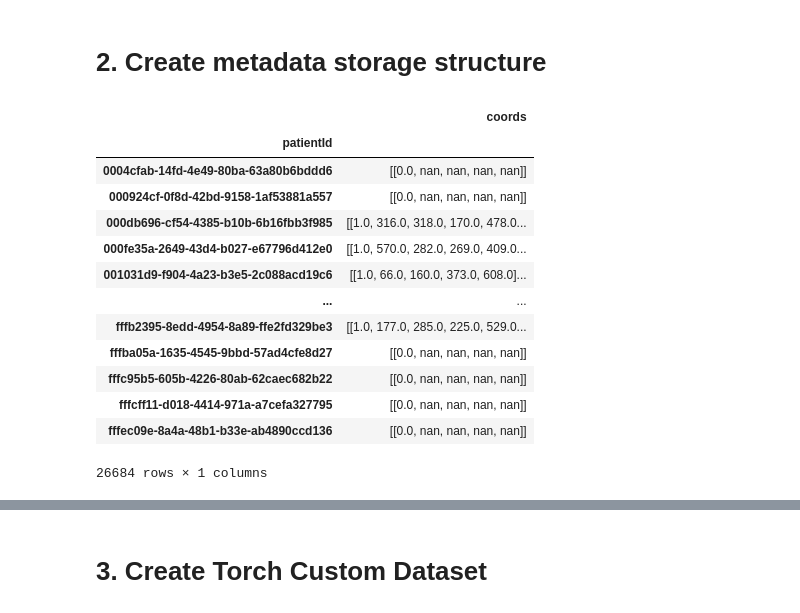
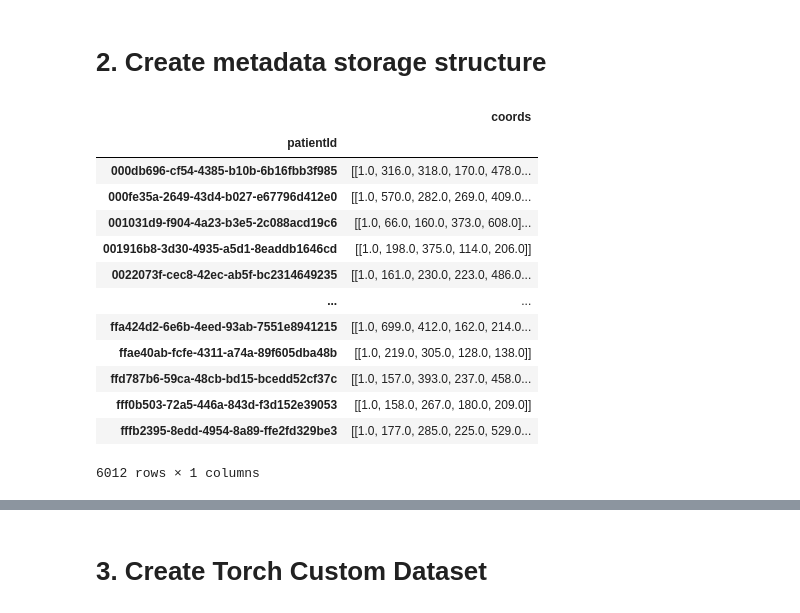
Before and after one commit to DmitriyAgafonov/INT20H_RSNA_Pneumonia_Detection_4NN, a Jupyter notebook: Notebooks/data_loader_baseline.ipynb, the cells around one changed output, grey strips where cells are left out. Saved outputs shown, nothing was run; the diff lists cells and outputs as text; code cells hidden in the pictures.

```diff
--- a/Notebooks/data_loader_baseline.ipynb
+++ b/Notebooks/data_loader_baseline.ipynb
@@ -131,10 +132,14 @@ def read_meatadata_frame(annotation_directory):
     return pd.read_csv(annotation_directory)
 
 
-def construct_metadata_df(annotation_directory):
+def construct_metadata_df(annotation_directory, only_pneumo=False):
     annotations_df_ = read_meatadata_frame(annotation_directory)
     annotations_df_.loc[:, "coords"] = \
         annotations_df_.loc[:, ["Target", "x", "y", "width", "height"]].values.tolist()
+
+    if only_pneumo:
+        annotations_df_ = annotations_df_.loc[annotations_df_["Target"] == 1]
+
     grouped_bbox_df = annotations_df_.groupby("patientId")["coords"].agg(list).to_frame()
 
     return grouped_bbox_df
@@ -156,21 +161,21 @@ def construct_metadata_storage(grouped_bbox_df, data_directory):
 
     return metadata_storage
 # %%
-grouped_bbox_df = construct_metadata_df(annotation_metadata_dir)
+grouped_bbox_df = construct_metadata_df(annotation_metadata_dir, only_pneumo=True)
 grouped_bbox_df
 # %% [output]
 |  | coords |
 | patientId |  |
-| 0004cfab-14fd-4e49-80ba-63a80b6bddd6 | [[0.0, nan, nan, nan, nan]] |
-| 000924cf-0f8d-42bd-9158-1af53881a557 | [[0.0, nan, nan, nan, nan]] |
 | 000db696-cf54-4385-b10b-6b16fbb3f985 | [[1.0, 316.0, 318.0, 170.0, 478.0... |
 | 000fe35a-2649-43d4-b027-e67796d412e0 | [[1.0, 570.0, 282.0, 269.0, 409.0... |
 | 001031d9-f904-4a23-b3e5-2c088acd19c6 | [[1.0, 66.0, 160.0, 373.0, 608.0]... |
+| 001916b8-3d30-4935-a5d1-8eaddb1646cd | [[1.0, 198.0, 375.0, 114.0, 206.0]] |
+| 0022073f-cec8-42ec-ab5f-bc2314649235 | [[1.0, 161.0, 230.0, 223.0, 486.0... |
 | ... | ... |
+| ffa424d2-6e6b-4eed-93ab-7551e8941215 | [[1.0, 699.0, 412.0, 162.0, 214.0... |
+| ffae40ab-fcfe-4311-a74a-89f605dba48b | [[1.0, 219.0, 305.0, 128.0, 138.0]] |
+| ffd787b6-59ca-48cb-bd15-bcedd52cf37c | [[1.0, 157.0, 393.0, 237.0, 458.0... |
+| fff0b503-72a5-446a-843d-f3d152e39053 | [[1.0, 158.0, 267.0, 180.0, 209.0]] |
 | fffb2395-8edd-4954-8a89-ffe2fd329be3 | [[1.0, 177.0, 285.0, 225.0, 529.0... |
-| fffba05a-1635-4545-9bbd-57ad4cfe8d27 | [[0.0, nan, nan, nan, nan]] |
-| fffc95b5-605b-4226-80ab-62caec682b22 | [[0.0, nan, nan, nan, nan]] |
-| fffcff11-d018-4414-971a-a7cefa327795 | [[0.0, nan, nan, nan, nan]] |
-| fffec09e-8a4a-48b1-b33e-ab4890ccd136 | [[0.0, nan, nan, nan, nan]] |
-26684 rows × 1 columns
+6012 rows × 1 columns
 # %%
```
Also changed, not shown: parts of 95 cells of this notebook.
